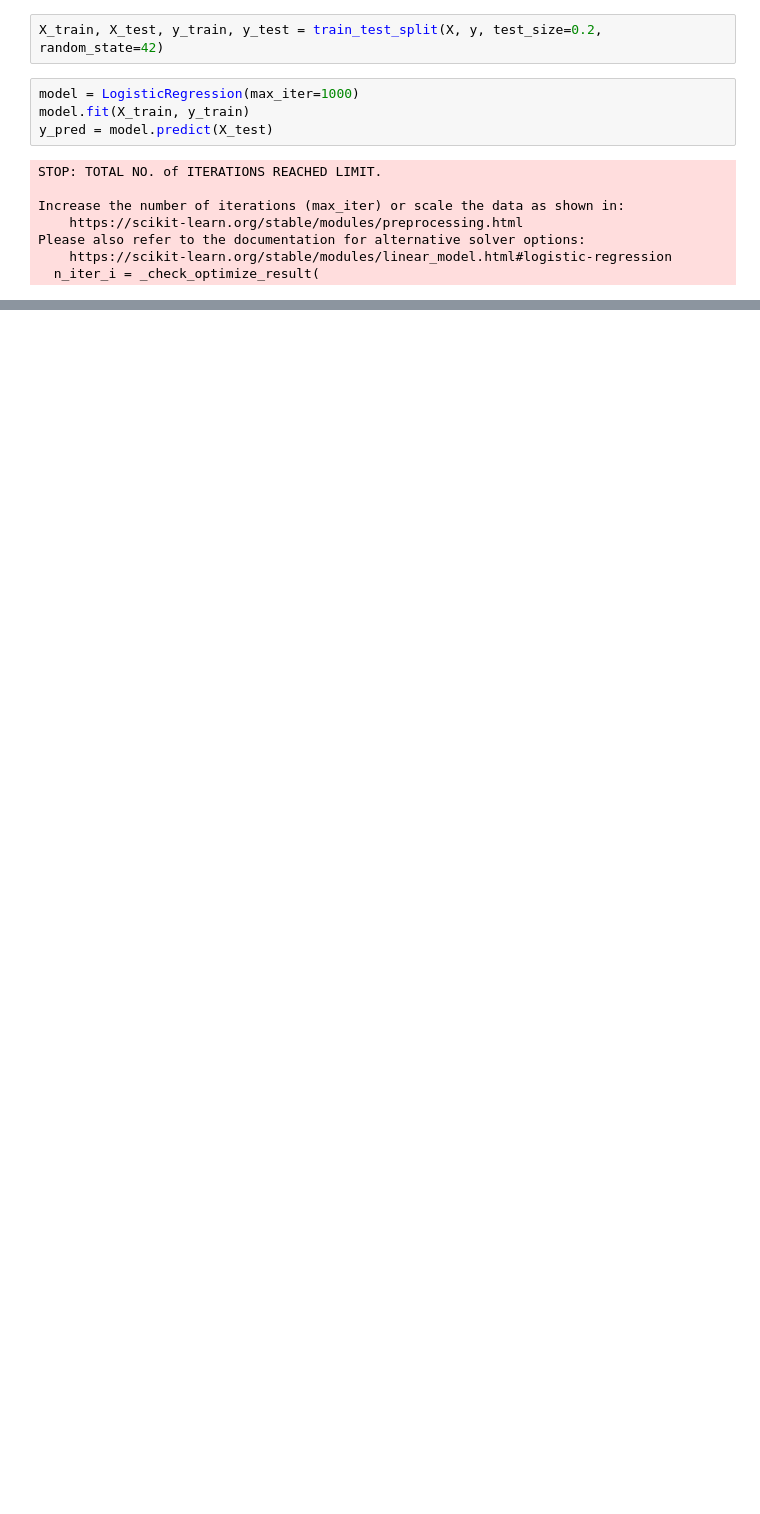
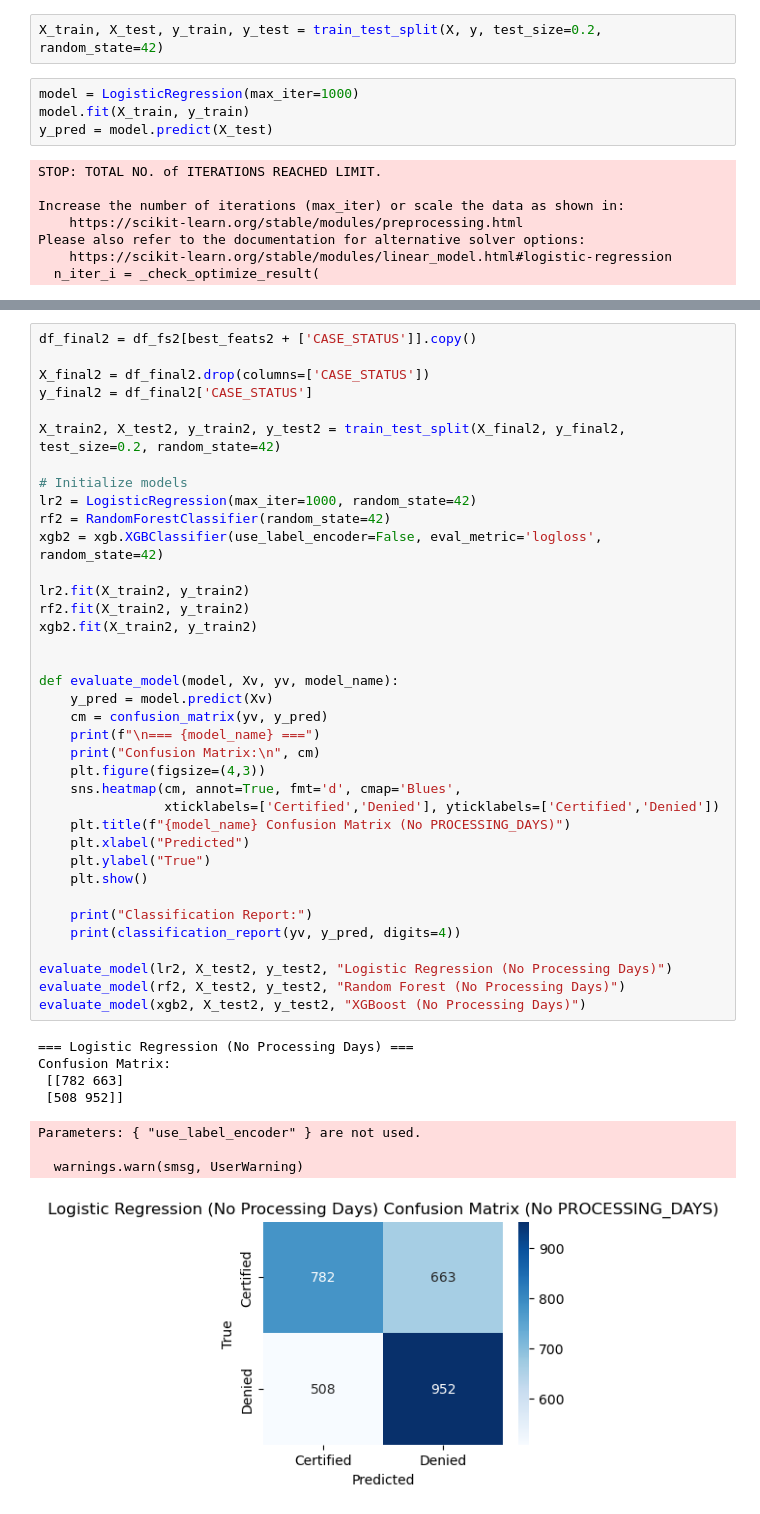
Before and after one commit to Rosie-Chenyr/Advanced-H1B-LCA-Data-Analysis-Project, a Jupyter notebook: FinalProject.ipynb, the cells around one changed output, grey strips where cells are left out. Drawn from its saved outputs; the diff is of its cells as text; blank space fills up the shorter version.

```diff
--- a/FinalProject.ipynb
+++ b/FinalProject.ipynb
@@ -271,0 +638,46 @@ Baseline model accuracy: 0.9906
+# %%
+df_final2 = df_fs2[best_feats2 + ['CASE_STATUS']].copy()
+
+X_final2 = df_final2.drop(columns=['CASE_STATUS'])
+y_final2 = df_final2['CASE_STATUS']
+
+X_train2, X_test2, y_train2, y_test2 = train_test_split(X_final2, y_final2, test_size=0.2, random_state=42)
+
+# Initialize models
+lr2 = LogisticRegression(max_iter=1000, random_state=42)
+rf2 = RandomForestClassifier(random_state=42)
+xgb2 = xgb.XGBClassifier(use_label_encoder=False, eval_metric='logloss', random_state=42)
+
+lr2.fit(X_train2, y_train2)
+rf2.fit(X_train2, y_train2)
+xgb2.fit(X_train2, y_train2)
+
+
+def evaluate_model(model, Xv, yv, model_name):
+    y_pred = model.predict(Xv)
+    cm = confusion_matrix(yv, y_pred)
+    print(f"\n=== {model_name} ===")
+    print("Confusion Matrix:\n", cm)
+    plt.figure(figsize=(4,3))
+    sns.heatmap(cm, annot=True, fmt='d', cmap='Blues',
+                xticklabels=['Certified','Denied'], yticklabels=['Certified','Denied'])
+    plt.title(f"{model_name} Confusion Matrix (No PROCESSING_DAYS)")
+    plt.xlabel("Predicted")
+    plt.ylabel("True")
+    plt.show()
+
+    print("Classification Report:")
+    print(classification_report(yv, y_pred, digits=4))
+
+evaluate_model(lr2, X_test2, y_test2, "Logistic Regression (No Processing Days)")
+evaluate_model(rf2, X_test2, y_test2, "Random Forest (No Processing Days)")
+evaluate_model(xgb2, X_test2, y_test2, "XGBoost (No Processing Days)")
+# %% [output]
+=== Logistic Regression (No Processing Days) ===
+Confusion Matrix:
+ [[782 663]
+ [508 952]]
+Parameters: { "use_label_encoder" } are not used.
+
+  warnings.warn(smsg, UserWarning)
+[figure, added]
```
Also changed, not shown: parts of 51 cells of this notebook, 1 other file.
